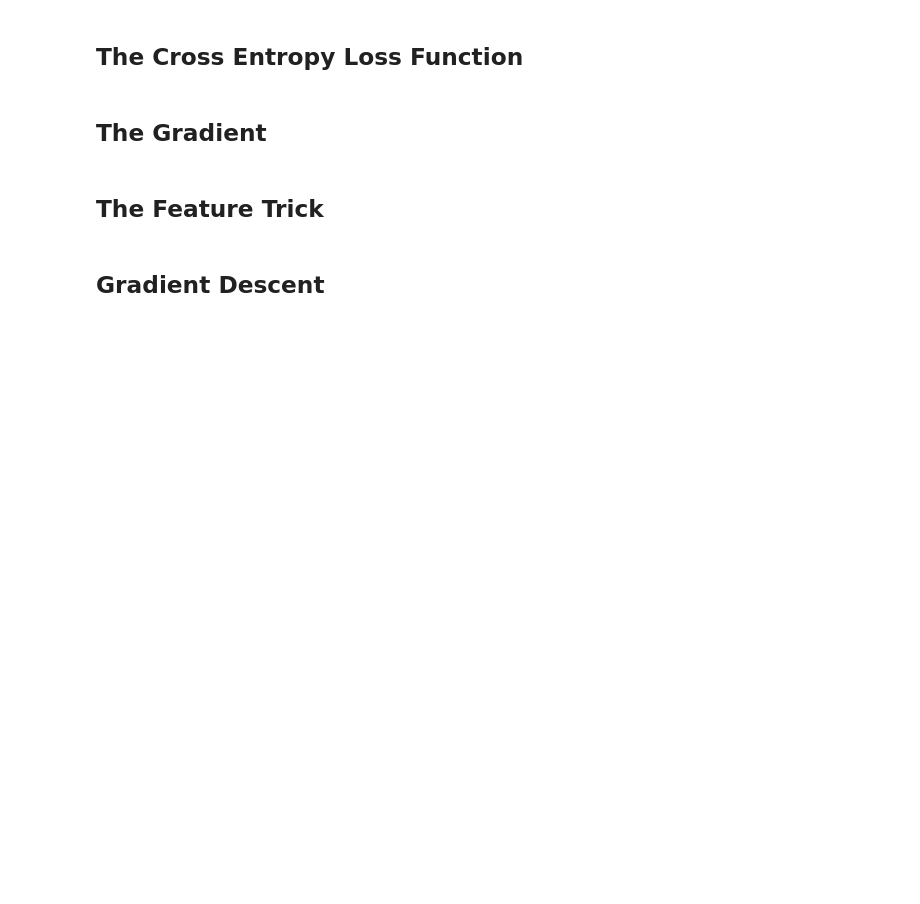
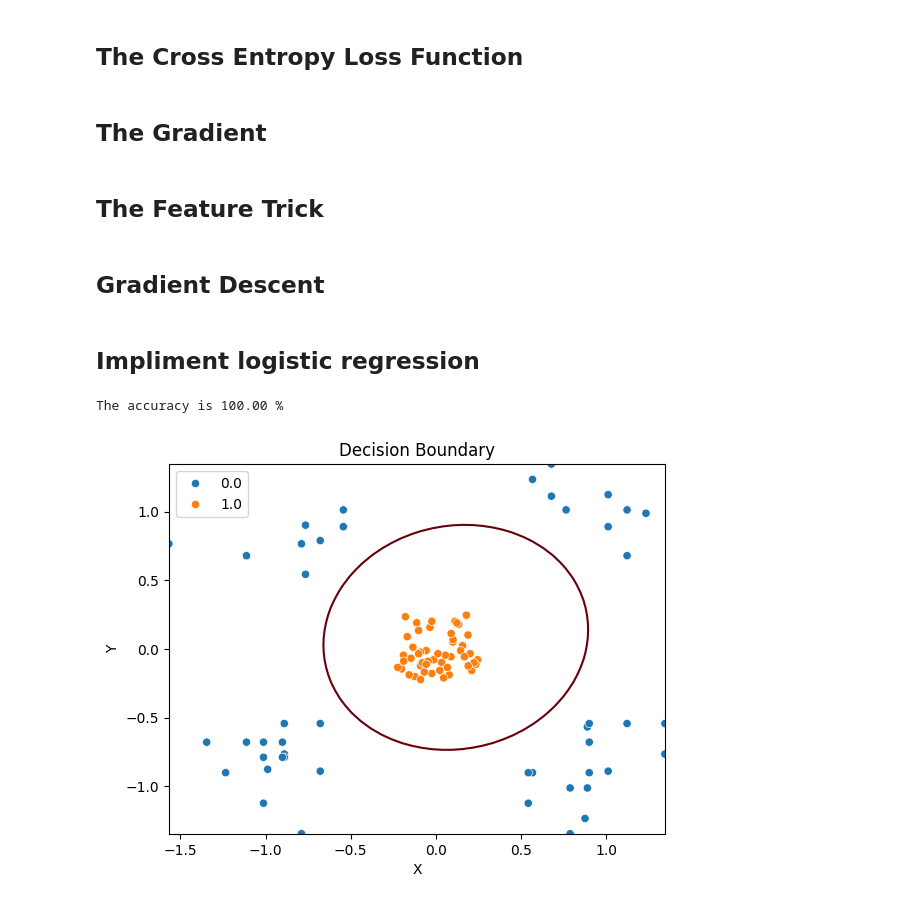
Before and after one commit to Md-Sifat-code/AI-Enginerring-Zero-to-PHD-Student, a Jupyter notebook: Implimenting Regularization/Regularization.ipynb, the cells around one changed output. Drawn from its saved outputs; the diff is of its cells as text; code cells hidden in the pictures; blank space fills up the shorter version.

Commit message:
Regularisation implimenttation done

```diff
--- a/Implimenting Regularization/Regularization.ipynb
+++ b/Implimenting Regularization/Regularization.ipynb
@@ -58,12 +58,13 @@ def grad(theta, X, y):
 # %% [markdown]
 ## The Feature Trick ##
 # %%
-def expand_feature(x1,x2,power = 2):
-    #expend a 20 feature to polynimial features up to the power
-    new_x = np.ones((x1.shape[0], 1))
+def expand_feature(x1, x2, power=2):
+    # Expand features to polynomial terms up to the given power
+    new_x = np.ones((x1.shape[0], 1))  # Bias term
     for i in range(1, power + 1):
         for j in range(i + 1):
-            new_x = np.hstack(new_x, (x1 ** (i - j) * x2 ** j).reshape(-1, 1), axis=1)
+            term = (x1 ** (i - j)) * (x2 ** j)
+            new_x = np.hstack((new_x, term.reshape(-1, 1)))
     return new_x
 # %%
 def predict(theta, X):
@@ -79,3 +80,38 @@ def gradient_descent(X,y,theta, alpha, num_iters):
         theta -= alpha * (np.dot(X.T, (h - y)) / m)
         costs.append(loss(theta, X, y))
     return theta, costs
+# %% [markdown]
+## Impliment logistic regression ##
+# %%
+def logistic_regression(X, y, power = 2, alpha = 0.01, num_iters = 100):
+    X = expand_feature(X[:, 0], X[:, 1], power = power)
+    theta = np.zeros((X.shape[1], 1), dtype = np.float64)
+    theta, costs = gradient_descent(X, y, theta, alpha, num_iters)
+    predicted = predict(theta, X)
+    return predicted, theta, costs
+# %%
+power, num_iters = 2, 20000
+predicted, theta, costs = logistic_regression(X, y, power = power, alpha = 0.6, num_iters = num_iters)
+# %%
+print('The accuracy is {:.2f} %'.format(sum(predicted == y.flatten())/len(y)*100))
+# %% [output]
+The accuracy is 100.00 %
+# %%
+u = np.linspace(min(X[:, 0]), max(X[:, 0]), 50)
+v = np.linspace(min(X[:, 1]), max(X[:, 1]), 50)
+
+z = np.zeros((len(u), len(v)))
+
+for i in range(len(u)):
+    for j in range(len(v)):
+        z[i,j] = np.dot(expand_feature(u[i].reshape(1,-1),v[j].reshape(1,-1), power = power),theta)
+z = np.transpose(z)
+
+plt.contour(u,v,z,[0,0.01], cmap = "Reds")
+sns.scatterplot(x = X[:, 0], y = X[:, 1], hue = y.flatten())
+plt.title('Decision Boundary')
+plt.xlabel('X')
+plt.ylabel('Y')
+plt.show()
+# %% [output]
+[figure, added]
```
